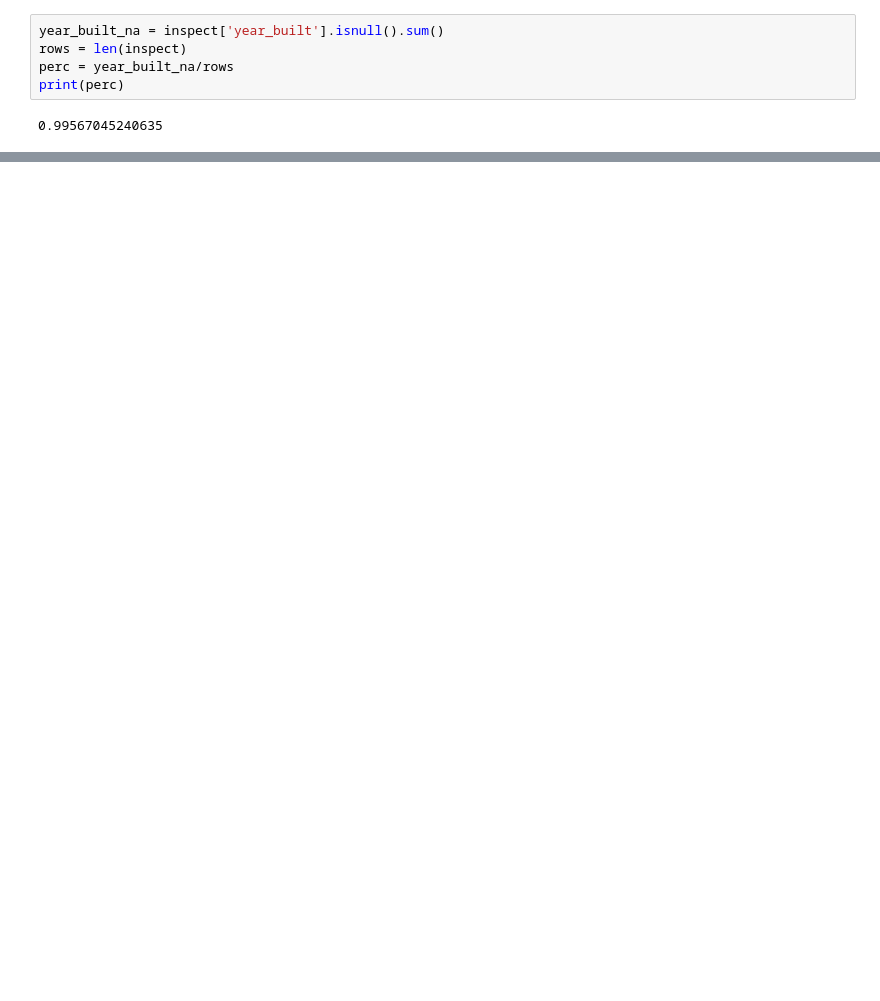
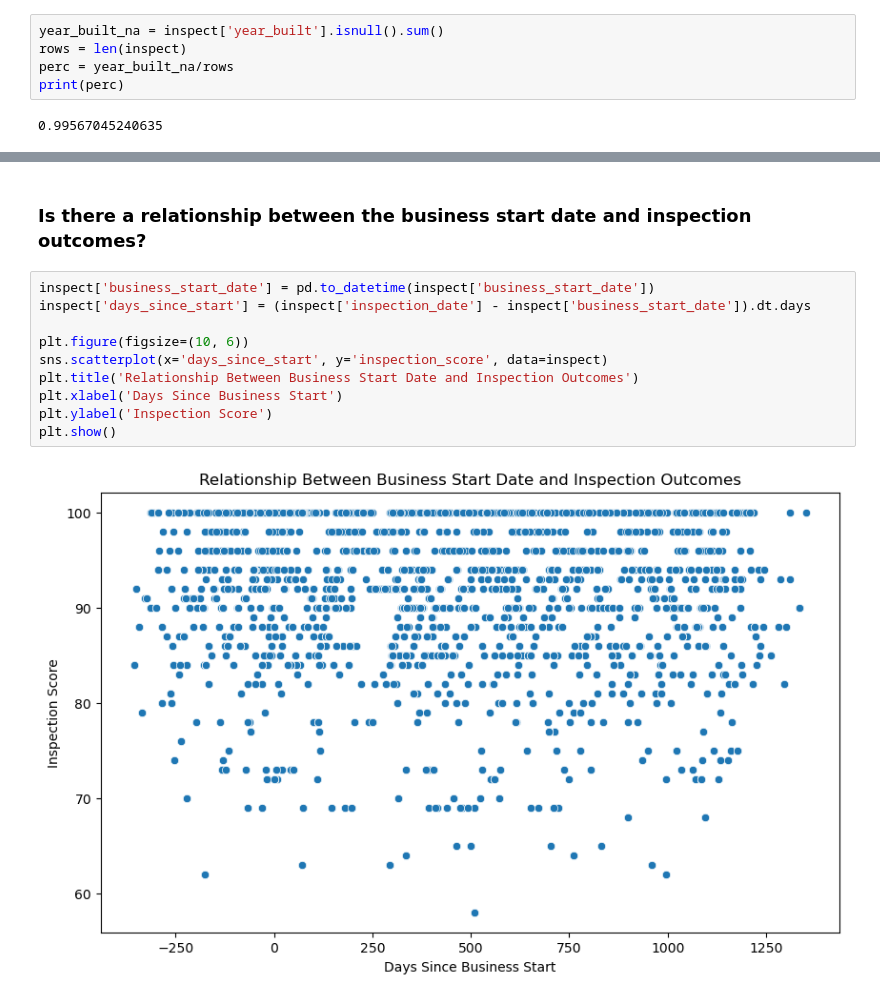
Before and after one commit to mchang674/ads-508-team-project, a Jupyter notebook: Data_ingest.ipynb, the cells around one changed output, grey strips where cells are left out. Saved outputs shown, nothing was run; the diff lists cells and outputs as text; blank space fills up the shorter version.

```diff
--- a/Data_ingest.ipynb
+++ b/Data_ingest.ipynb
@@ -401,0 +532,14 @@ print(perc)
+# %% [markdown]
+### Is there a relationship between the business start date and inspection outcomes?
+# %%
+inspect['business_start_date'] = pd.to_datetime(inspect['business_start_date'])
+inspect['days_since_start'] = (inspect['inspection_date'] - inspect['business_start_date']).dt.days
+
+plt.figure(figsize=(10, 6))
+sns.scatterplot(x='days_since_start', y='inspection_score', data=inspect)
+plt.title('Relationship Between Business Start Date and Inspection Outcomes')
+plt.xlabel('Days Since Business Start')
+plt.ylabel('Inspection Score')
+plt.show()
+# %% [output]
+[figure, added]
```
Also changed, not shown: parts of 25 cells of this notebook.
